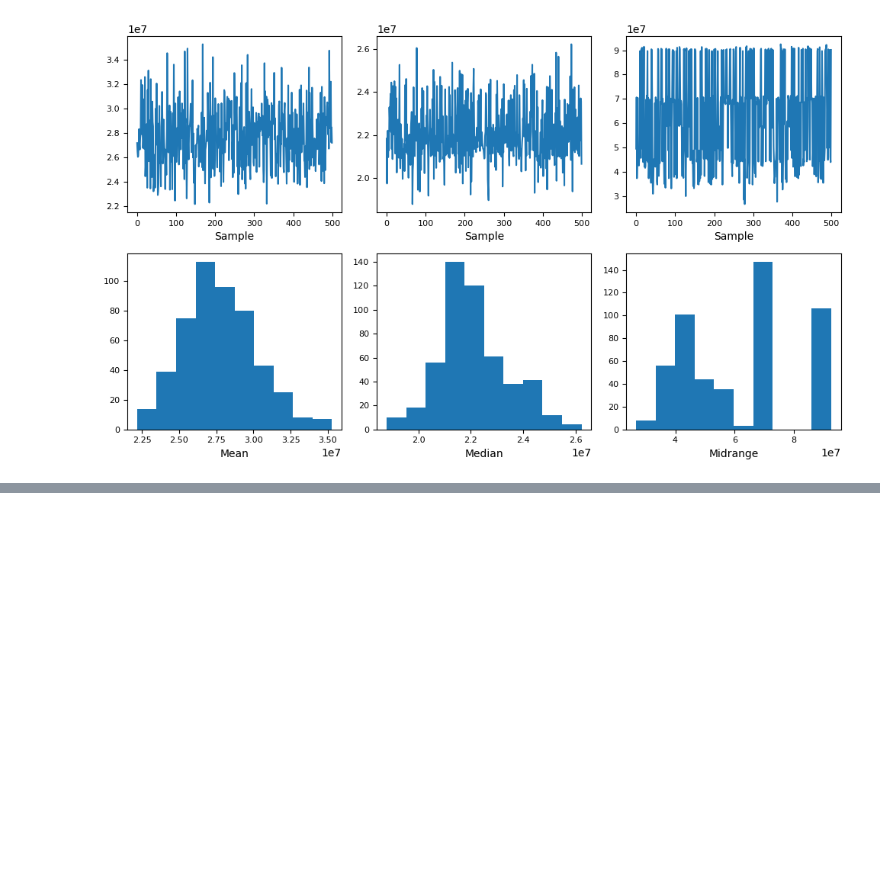
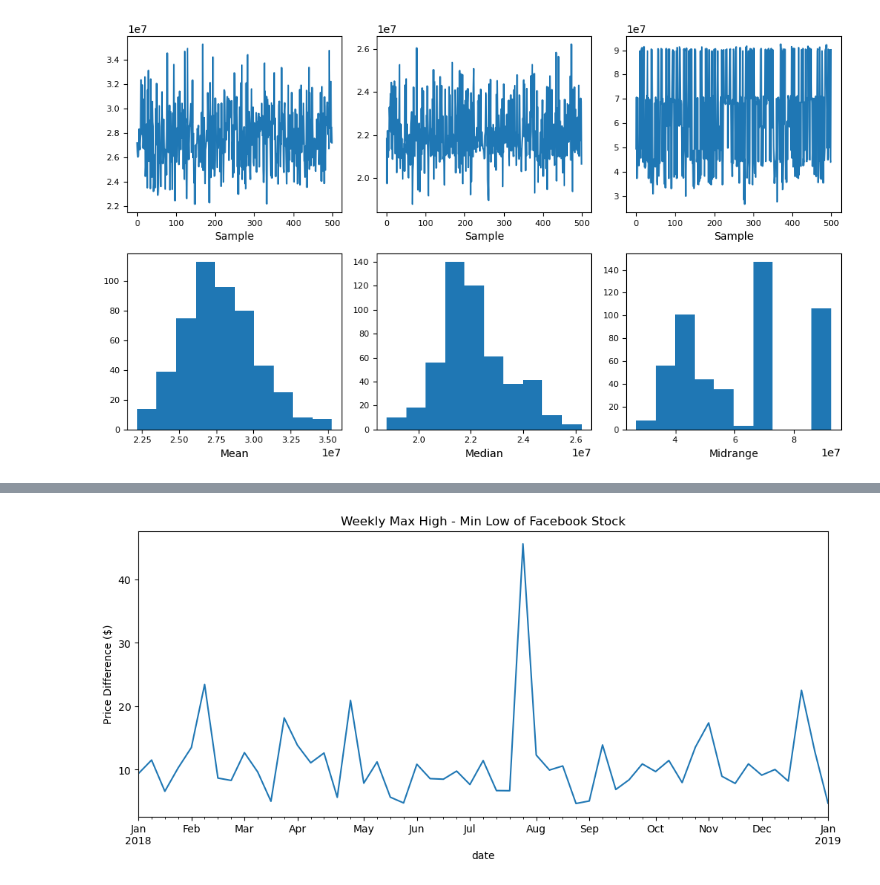
Before and after one commit to qjasrubang01-design/Rubang-Jethro-Aaron-S.-CPE-311, a Jupyter notebook: Hands-on Activity 9.1 Data Visualization using Pandas and Matplotlib.ipynb, the cells around one changed output, grey strips where cells are left out. Saved outputs shown, nothing was run; the diff lists cells and outputs as text; code cells hidden in the pictures; blank space fills up the shorter version.

```diff
--- a/Hands-on Activity 9.1 Data Visualization using Pandas and Matplotlib.ipynb
+++ b/Hands-on Activity 9.1 Data Visualization using Pandas and Matplotlib.ipynb
@@ -551,0 +633,11 @@ fig = bootstrap_plot(fb.volume, fig=plt.figure(figsize=(10, 6)))
+# %%
+# 4. Weekly line plot: difference between weekly max high and weekly min low
+weekly_diff = fb['high'].resample('W').max() - fb['low'].resample('W').min()
+weekly_diff.plot(
+    title='Weekly Max High - Min Low of Facebook Stock',
+    figsize=(12, 5)
+)
+plt.ylabel('Price Difference ($)')
+plt.show()
+# %% [output]
+[figure, added]
```
Also changed, not shown: parts of 24 cells of this notebook.
